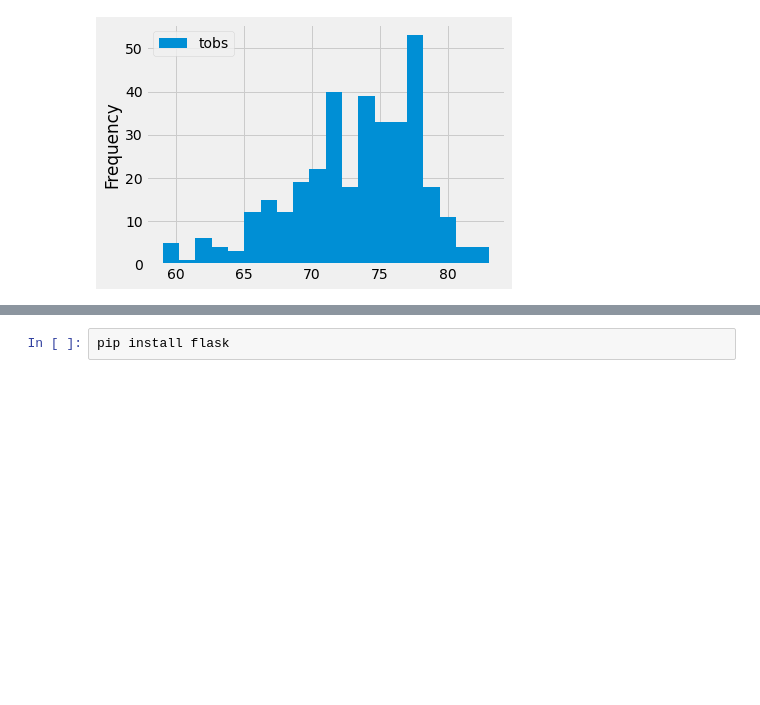
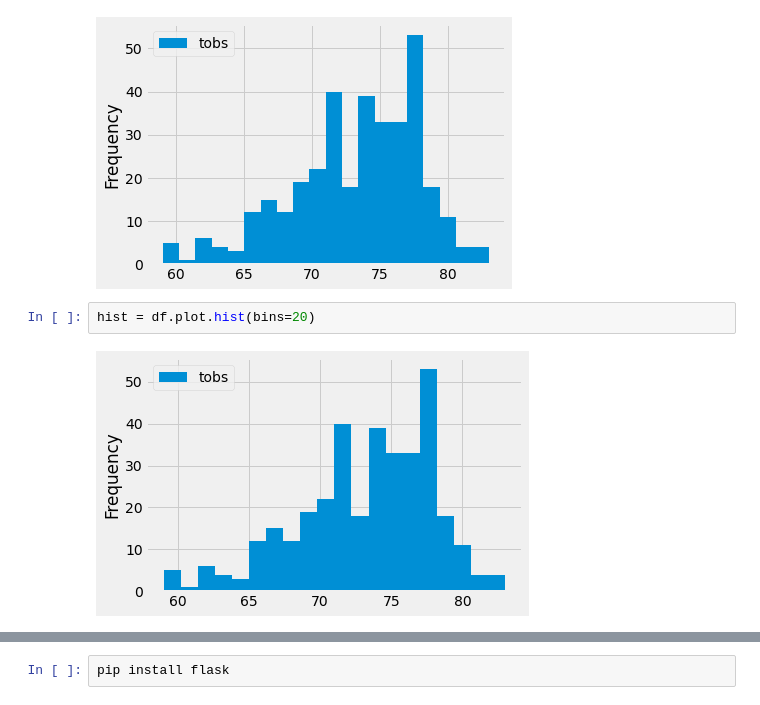
Before and after one commit to kritika2604/Surfs_up, a Jupyter notebook: climate_analysis.ipynb, the cells around one changed output, grey strips where cells are left out. Drawn from its saved outputs; the diff is of its cells as text; blank space fills up the shorter version.

```diff
--- a/climate_analysis.ipynb
+++ b/climate_analysis.ipynb
@@ -131,3 +131,7 @@ df.plot.hist(bins=20)
 plt.tight_layout()
 # %% [output]
 [figure]
+# %%
+hist = df.plot.hist(bins=20)
+# %% [output]
+[figure, added]
```
Also changed, not shown: parts of 1 cell of this notebook, 1 other file.
